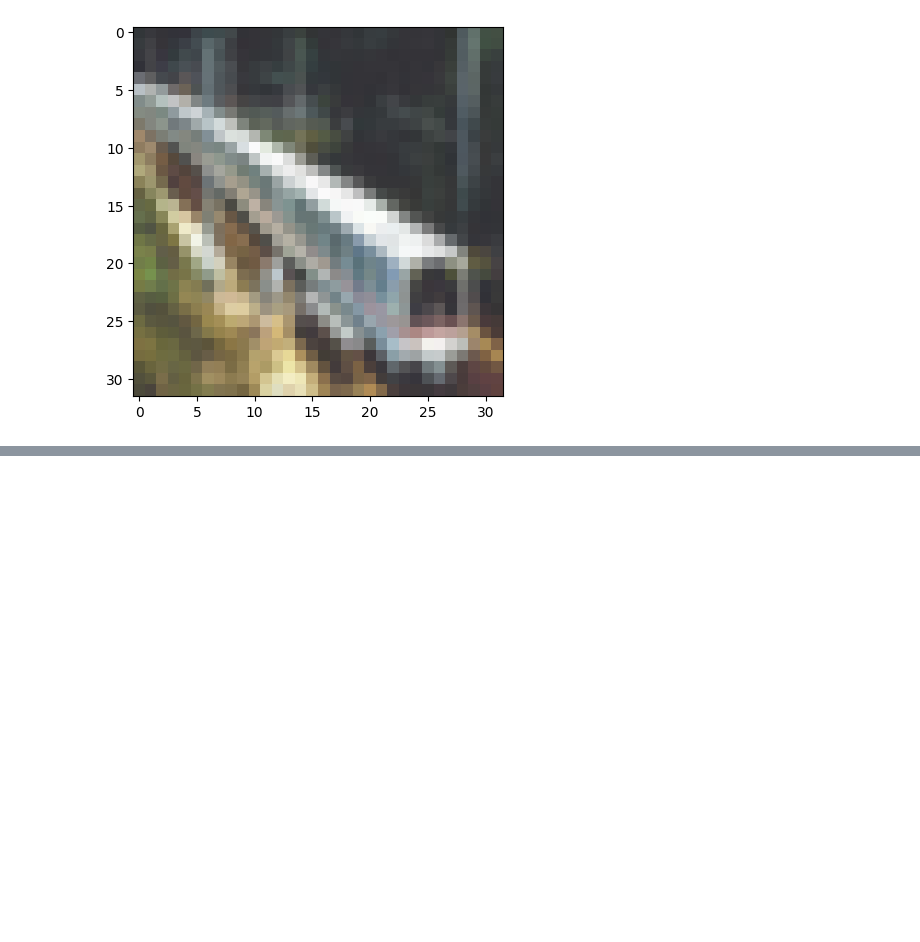
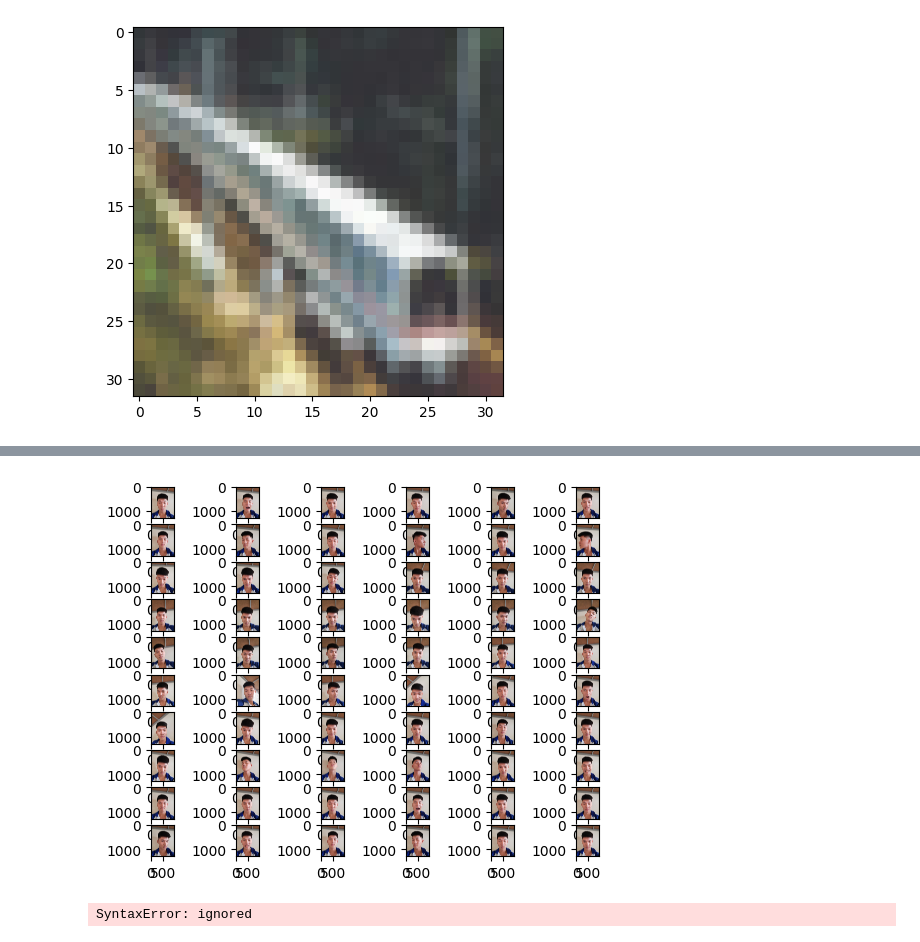
Before and after one commit to Steel3264/AI, a Jupyter notebook: AI_W10_8_4_23.ipynb, the cells around one changed output, grey strips where cells are left out. Cells and saved outputs as stored; diff of their text form; code cells hidden in the pictures; blank space fills up the shorter version.

Commit message:
Được tạo bằng Colaboratory

```diff
--- a/AI_W10_8_4_23.ipynb
+++ b/AI_W10_8_4_23.ipynb
@@ -68,0 +90,43 @@ model.summary()
+# %%
+# from google.colab import drive
+# drive.mount('/gdrive')
+import matplotlib.pyplot as plt
+from matplotlib.image import imread
+folder = '/content/drive/MyDrive/AI/'
+
+
+for i in range(60):
+  plt.subplot(10,6,i+1)
+  filename = folder + 'D'+str(i+1)+'.jpg'
+  img = imread(filename)
+  plt.imshow(img)
+
+plt.show()
+# %% [output]
+[figure, added]
+# %%
+from keras.utils.image_utils import load_img
+from keras.utils.image_dataset import load_image
+from os import listdir
+from numpy import asarray
+from numpy import save
+from keras.utils import load_data, img_to_array
+folder = '/content/drive/MyDrive/AI'
+photos, labels = list(), list()
+for file in listdir(folder)
+  output = 0.0
+  if file.startswith('D'):
+    output = 1
+  if file.startswith('Cuong'):
+    output = 2
+  img = load_img(folder + file)
+  photo = img_to_array(img)
+  photos.append(photo)
+  labels.append(output)
+photos = asarray(photo)
+labels = asarray(labels)
+print(photos.shape, labels.shape)
+save('D_Cuong_photos.npy', photos)
+save('D_Cuong_labels.npy', labels)
+# %% [output]
+SyntaxError: ignored
```
Also changed, not shown: parts of 2 cells of this notebook.
